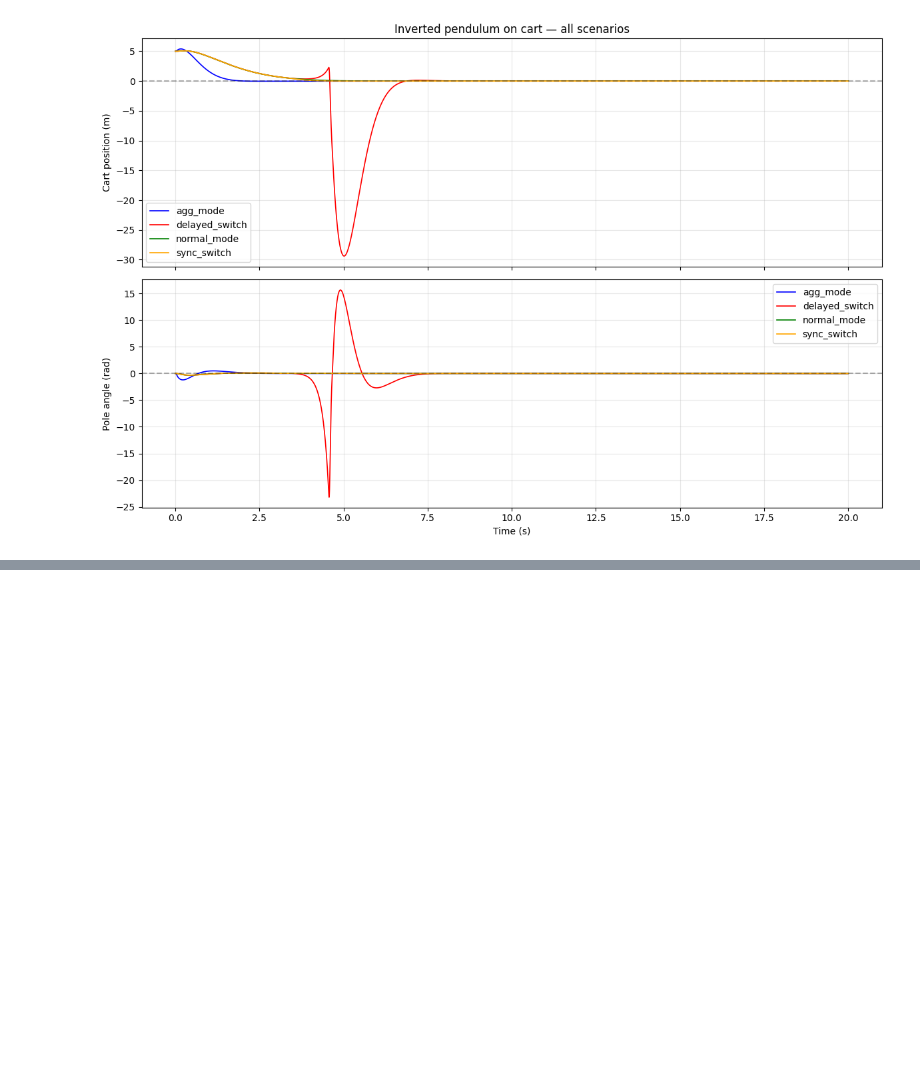
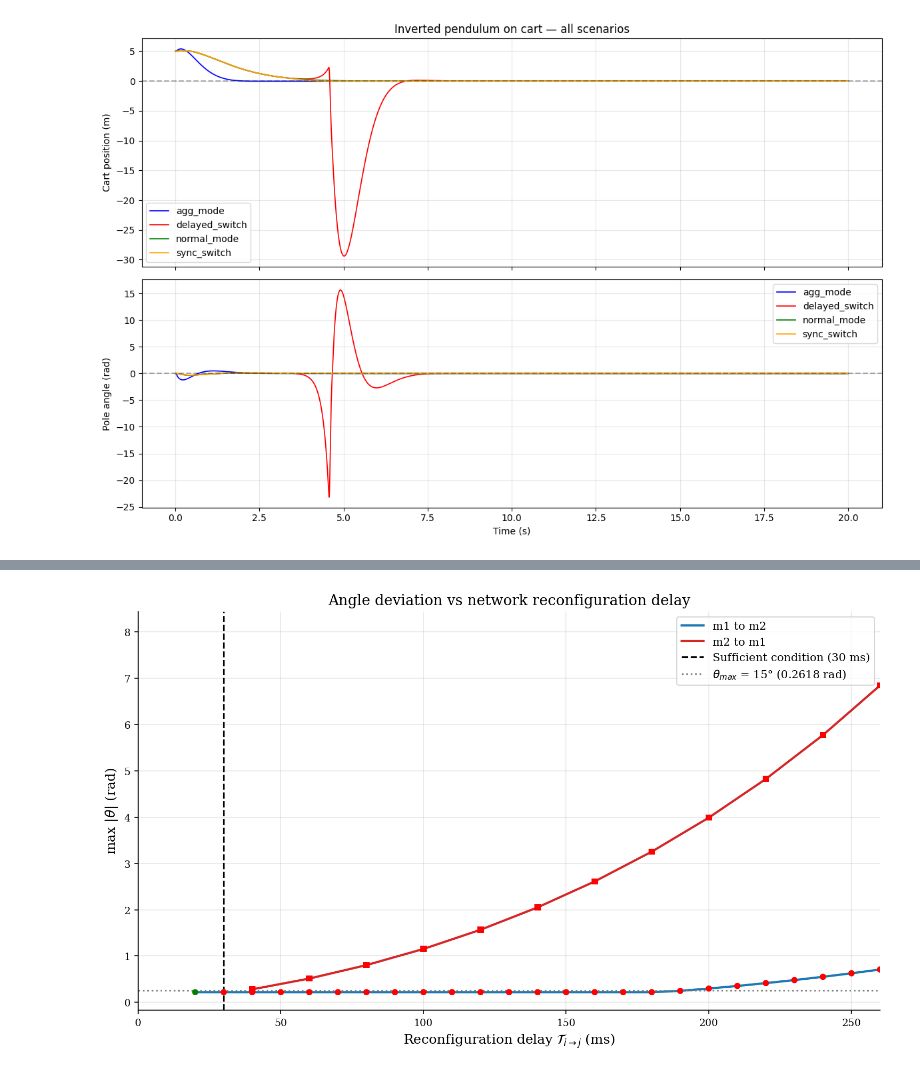
Before and after one commit to kss682/co-design-framework, a Jupyter notebook: confidence_plot.ipynb, the cells around one changed output, grey strips where cells are left out. Saved outputs shown, nothing was run; the diff lists cells and outputs as text; code cells hidden in the pictures; blank space fills up the shorter version.

```diff
--- a/confidence_plot.ipynb
+++ b/confidence_plot.ipynb
@@ -179,0 +290,12 @@ Angle first violation: 5 misses
+# %%
+# Best case switch
+#
+# file1='benchmark/delta_sweep_20260409_113414.csv'
+# file2='benchmark/delta_sweep_20260409_113613.csv'
+
+file1='benchmark/delta_sweep_20260511_042051.csv'
+file2='benchmark/delta_sweep_20260511_042339.csv'
+
+plot_mode_switch(file1, file2)
+# %% [output]
+[figure, added]
```
Also changed, not shown: parts of 10 cells of this notebook.
